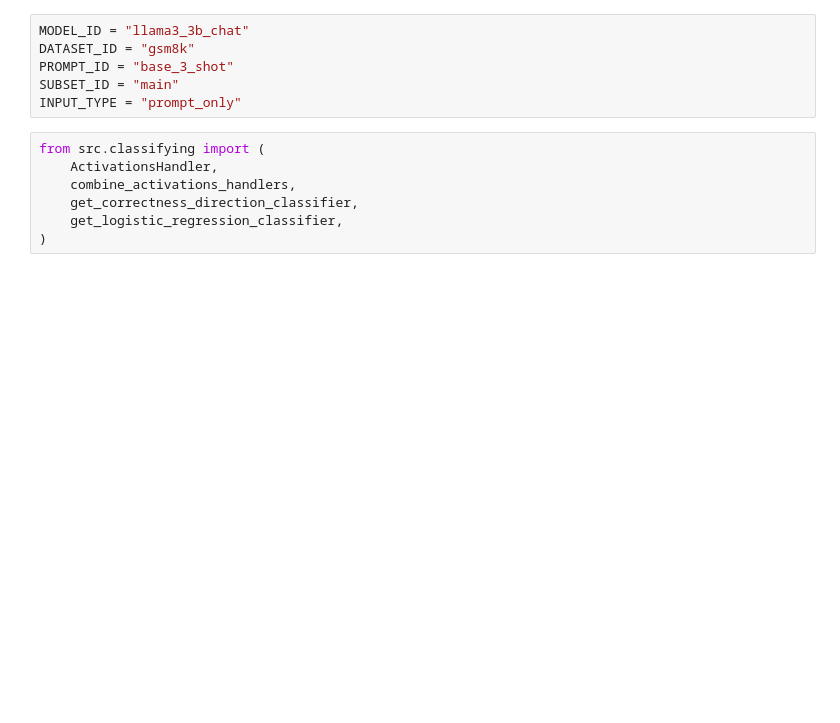
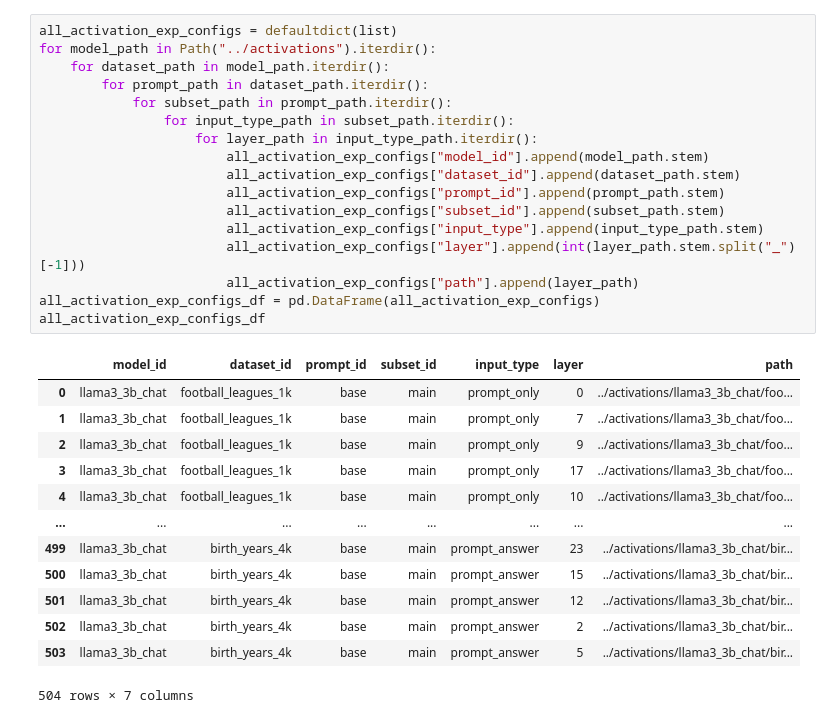
Before and after one commit to ivanvmoreno/correctness-model-internals, a Jupyter notebook: notebooks/best_layer_finder.ipynb, the cells around one changed output. Saved outputs shown, nothing was run; the diff lists cells and outputs as text; blank space fills up the shorter version.

```diff
--- a/notebooks/best_layer_finder.ipynb
+++ b/notebooks/best_layer_finder.ipynb
@@ -87,16 +94,34 @@ def load_labels(model_id, dataset_id, prompt_id, subset_id, indices=None):
     raise ValueError(
         f"No labels found for {model_id} {dataset_id} {prompt_id} {subset_id}"
     )
-# %%
-MODEL_ID = "llama3_3b_chat"
-DATASET_ID = "gsm8k"
-PROMPT_ID = "base_3_shot"
-SUBSET_ID = "main"
-INPUT_TYPE = "prompt_only"
-# %%
-from src.classifying import (
-    ActivationsHandler,
-    combine_activations_handlers,
-    get_correctness_direction_classifier,
-    get_logistic_regression_classifier,
-)
+# %%
+all_activation_exp_configs = defaultdict(list)
+for model_path in Path("../activations").iterdir():
+    for dataset_path in model_path.iterdir():
+        for prompt_path in dataset_path.iterdir():
+            for subset_path in prompt_path.iterdir():
+                for input_type_path in subset_path.iterdir():
+                    for layer_path in input_type_path.iterdir():
+                        all_activation_exp_configs["model_id"].append(model_path.stem)
+                        all_activation_exp_configs["dataset_id"].append(dataset_path.stem)
+                        all_activation_exp_configs["prompt_id"].append(prompt_path.stem)
+                        all_activation_exp_configs["subset_id"].append(subset_path.stem)
+                        all_activation_exp_configs["input_type"].append(input_type_path.stem)
+                        all_activation_exp_configs["layer"].append(int(layer_path.stem.split("_")[-1]))
+                        all_activation_exp_configs["path"].append(layer_path)
+all_activation_exp_configs_df = pd.DataFrame(all_activation_exp_configs)
+all_activation_exp_configs_df
+# %% [output]
+|  | model_id | dataset_id | prompt_id | subset_id | input_type | layer | path |
+| 0 | llama3_3b_chat | football_leagues_1k | base | main | prompt_only | 0 | ../activations/llama3_3b_chat/foo... |
+| 1 | llama3_3b_chat | football_leagues_1k | base | main | prompt_only | 7 | ../activations/llama3_3b_chat/foo... |
+| 2 | llama3_3b_chat | football_leagues_1k | base | main | prompt_only | 9 | ../activations/llama3_3b_chat/foo... |
+| 3 | llama3_3b_chat | football_leagues_1k | base | main | prompt_only | 17 | ../activations/llama3_3b_chat/foo... |
+| 4 | llama3_3b_chat | football_leagues_1k | base | main | prompt_only | 10 | ../activations/llama3_3b_chat/foo... |
+| ... | ... | ... | ... | ... | ... | ... | ... |
+| 499 | llama3_3b_chat | birth_years_4k | base | main | prompt_answer | 23 | ../activations/llama3_3b_chat/bir... |
+| 500 | llama3_3b_chat | birth_years_4k | base | main | prompt_answer | 15 | ../activations/llama3_3b_chat/bir... |
+| 501 | llama3_3b_chat | birth_years_4k | base | main | prompt_answer | 12 | ../activations/llama3_3b_chat/bir... |
+| 502 | llama3_3b_chat | birth_years_4k | base | main | prompt_answer | 2 | ../activations/llama3_3b_chat/bir... |
+| 503 | llama3_3b_chat | birth_years_4k | base | main | prompt_answer | 5 | ../activations/llama3_3b_chat/bir... |
+504 rows × 7 columns
```
Also changed, not shown: parts of 11 cells of this notebook, 2 other files.
